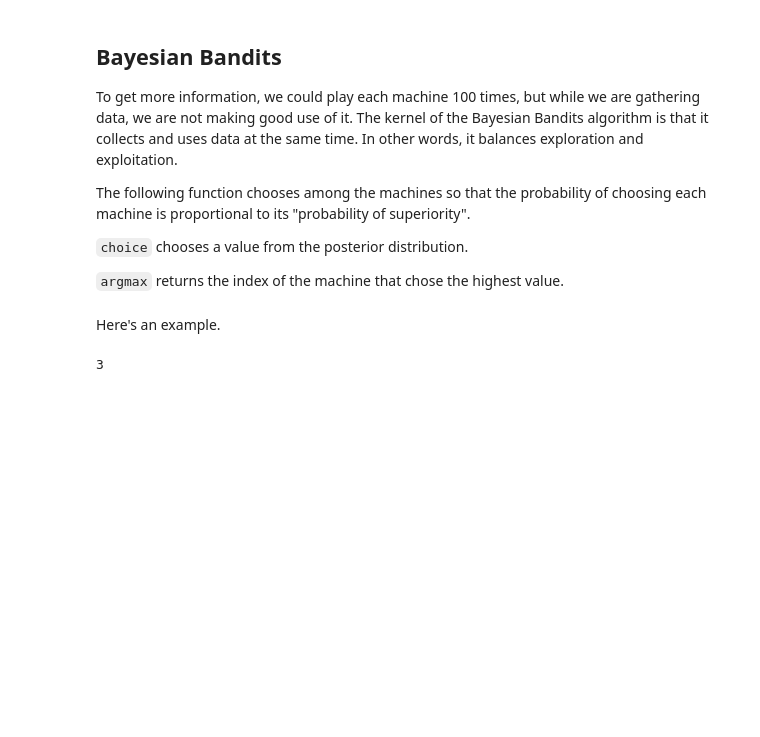
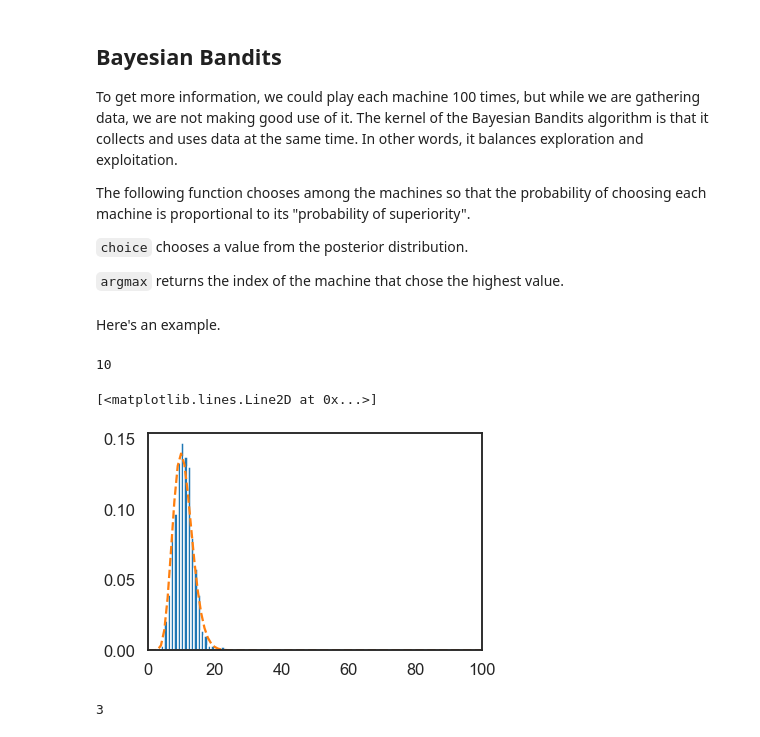
Before and after one commit to masterfulEJ/bayesianSimple_forked, a Jupyter notebook: 04_bandit-covered.ipynb, the cells around one changed output. Saved outputs shown, nothing was run; the diff lists cells and outputs as text; code cells hidden in the pictures; blank space fills up the shorter version.

```diff
--- a/04_bandit-covered.ipynb
+++ b/04_bandit-covered.ipynb
@@ -218,6 +242,20 @@ def choose(beliefs):
     return np.argmax(ps)
 # %% [markdown]
 Here's an example.
+# %%
+a = beliefs[0]
+# %%
+a.choice()
+# %% [output]
+10
+# %%
+fig, ax = plt.subplots(1, 1)
+n, bins, patches = plt.hist(np.array([a.choice() for _ in range(1000)]), bins=20, density=1)
+ax.set_xlim(0, 100)
+ax.plot(a.qs, a.ps, '--')
+# %% [output]
+[<matplotlib.lines.Line2D at 0x...>]
+[figure, added]
 # %%
 choose(beliefs)
 # %% [output]
```
Also changed, not shown: parts of 13 cells of this notebook, 8 other files.
